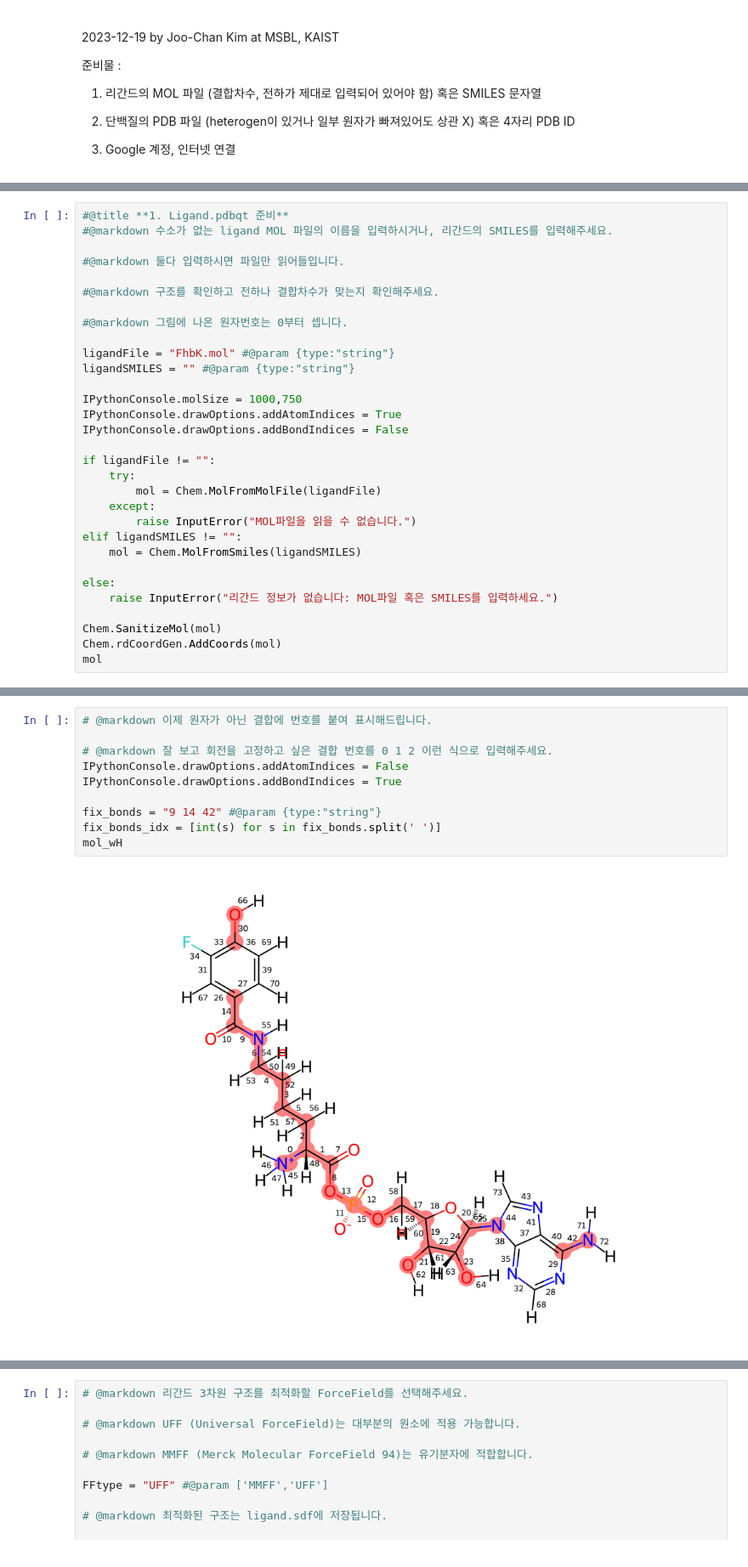
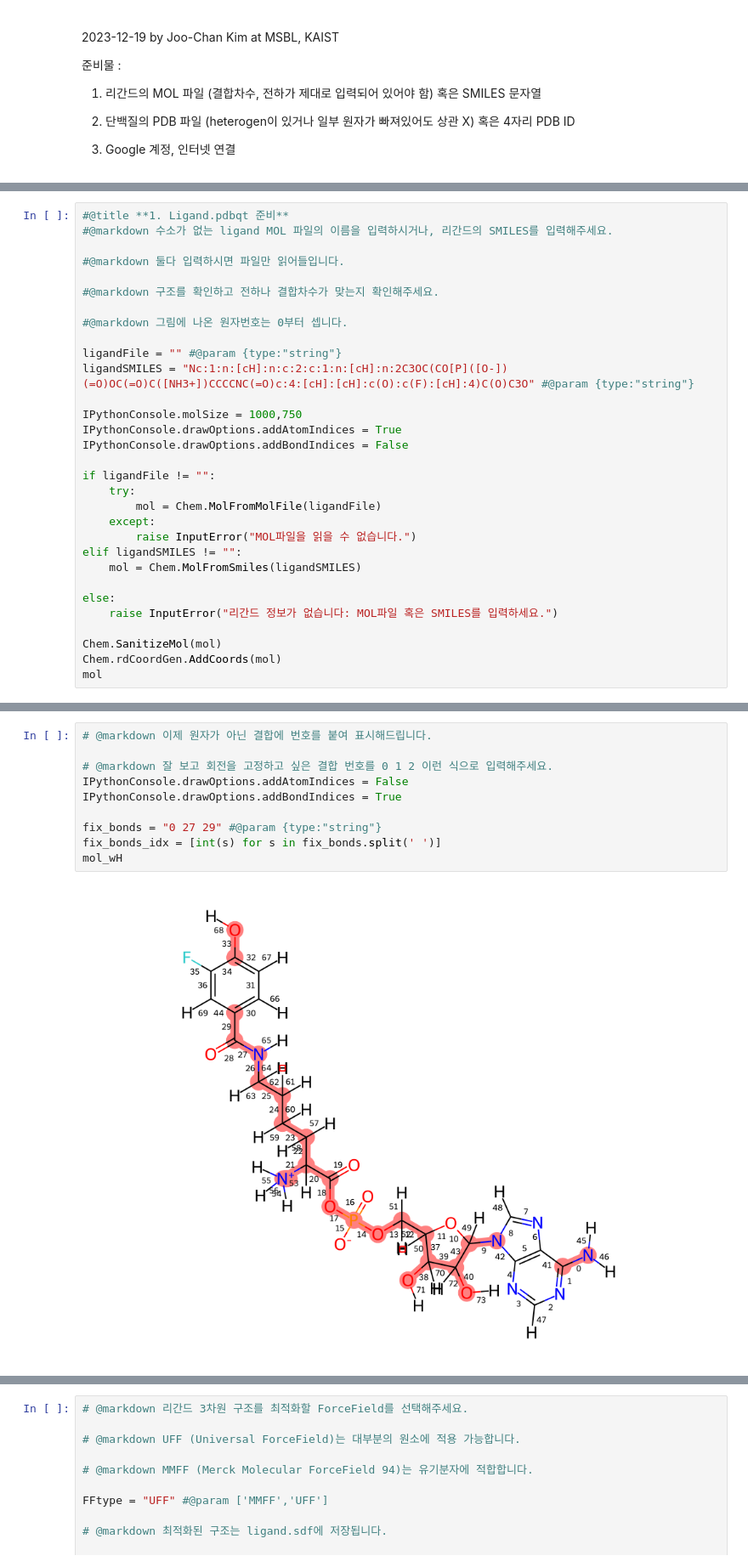
Before and after one commit to peptigen/computational-chemistry, a Jupyter notebook: Ligand_Docking.ipynb, the cells around one changed output, grey strips where cells are left out. Shown at 85% size. Saved outputs shown, nothing was run; the diff lists cells and outputs as text.

```diff
--- a/Ligand_Docking.ipynb
+++ b/Ligand_Docking.ipynb
@@ -72,8 +71,8 @@ output.clear()
 
 #@markdown 그림에 나온 원자번호는 0부터 셉니다.
 
-ligandFile = "FhbK.mol" #@param {type:"string"}
-ligandSMILES = "" #@param {type:"string"}
+ligandFile = "" #@param {type:"string"}
+ligandSMILES = "Nc:1:n:[cH]:n:c:2:c:1:n:[cH]:n:2C3OC(CO[P]([O-])(=O)OC(=O)C([NH3+])CCCCNC(=O)c:4:[cH]:[cH]:c(O):c(F):[cH]:4)C(O)C3O" #@param {type:"string"}
 
 IPythonConsole.molSize = 1000,750
 IPythonConsole.drawOptions.addAtomIndices = True
@@ -124,15 +123,15 @@ Number of amide bonds : 1
 # %%
 # @markdown 이제 원자가 아닌 결합에 번호를 붙여 표시해드립니다.
 
 # @markdown 잘 보고 회전을 고정하고 싶은 결합 번호를 0 1 2 이런 식으로 입력해주세요.
 IPythonConsole.drawOptions.addAtomIndices = False
 IPythonConsole.drawOptions.addBondIndices = True
 
-fix_bonds = "9 14 42" #@param {type:"string"}
+fix_bonds = "0 27 29" #@param {type:"string"}
 fix_bonds_idx = [int(s) for s in fix_bonds.split(' ')]
 mol_wH
 # %% [output]
-[figure, old version]
+[figure, new version]
 # %%
 # @markdown 고정된 결합은 파랑색으로 표시하였습니다.
 
```
Also changed, not shown: parts of 14 cells of this notebook.
